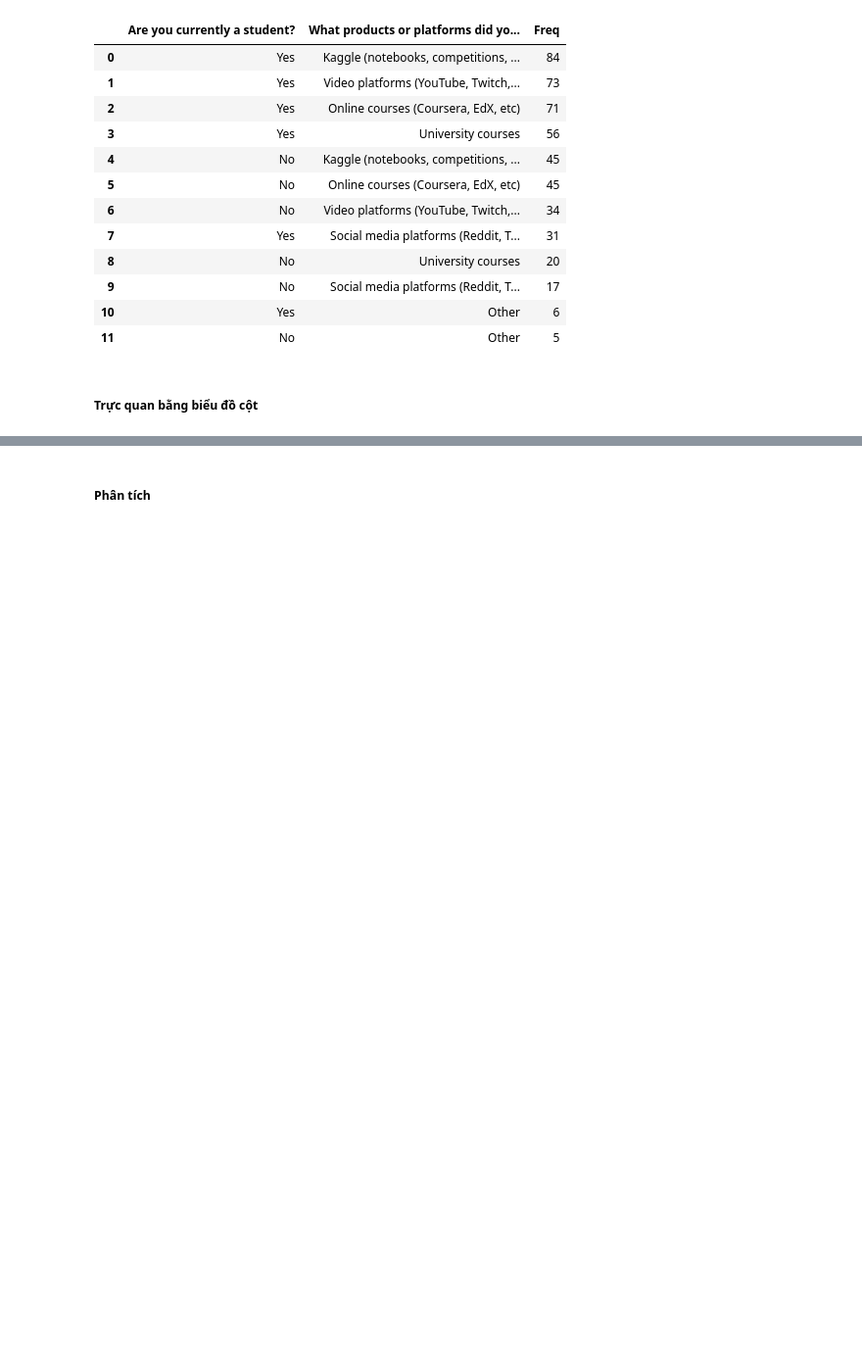
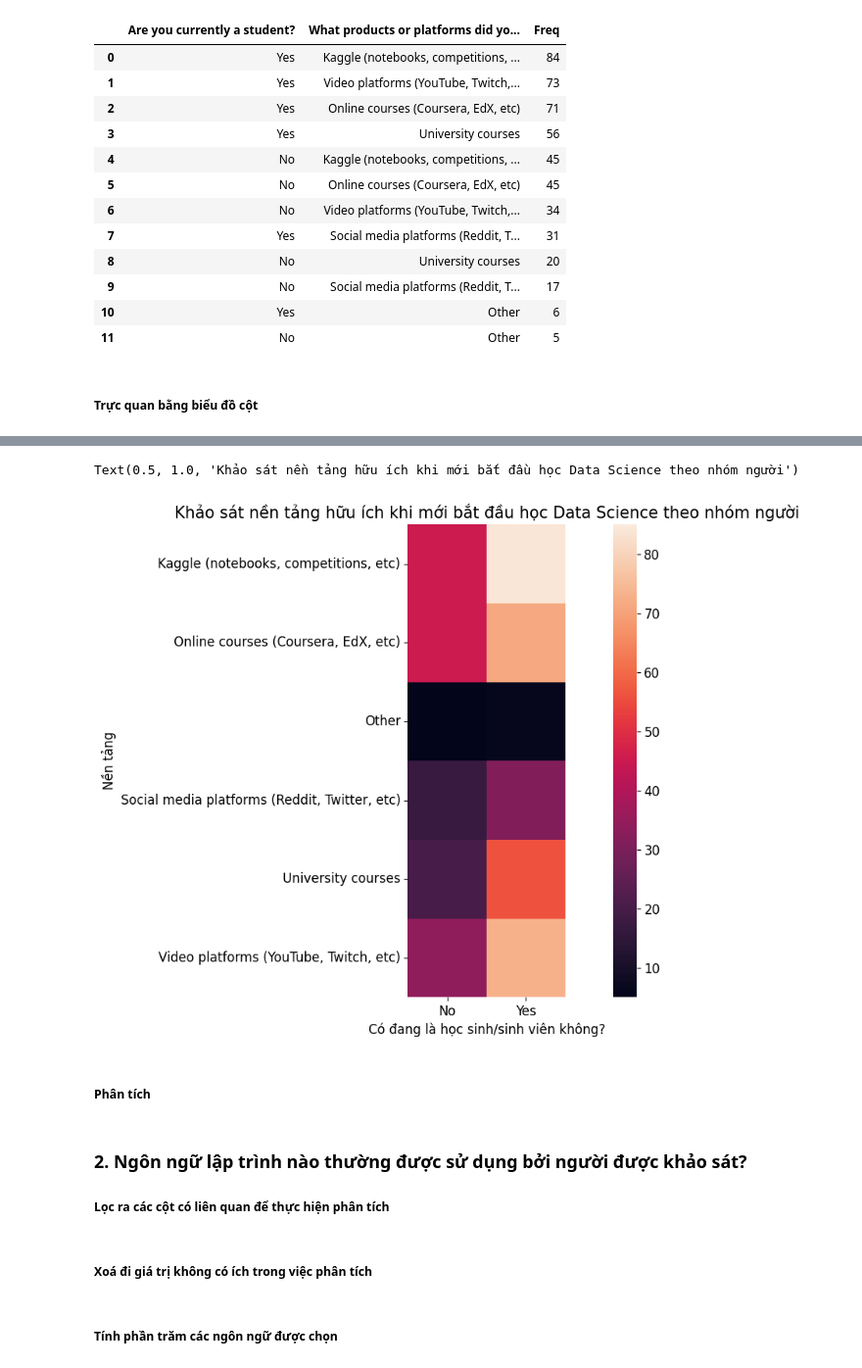
Before and after one commit to khuong253/final_project_data_visualization, a Jupyter notebook: data_visualization.ipynb, the cells around one changed output, grey strips where cells are left out. Shown at 98% size. Cells and saved outputs as stored; diff of their text form; code cells hidden in the pictures; blank space fills up the shorter version.

```diff
--- a/data_visualization.ipynb
+++ b/data_visualization.ipynb
@@ -164,2 +171,17 @@ plt.legend()
+# %%
+student_pivot = student_count.pivot('What products or platforms did you find to be most helpful when you first started studying data science?', 'Are you currently a student?', 'Freq')
+student_pivot
+
+plt.subplots(figsize=(16,8))
+ax = sns.heatmap(student_pivot, square=True, vmin=5, vmax=85)
+ax.set(xlabel="Có đang là học sinh/sinh viên không?", ylabel= "Nền tảng")
+plt.title("Khảo sát nền tảng hữu ích khi mới bắt đầu học Data Science theo nhóm người", fontsize=15)
+# %% [output]
+Text(0.5, 1.0, 'Khảo sát nền tảng hữu ích khi mới bắt đầu học Data Science theo nhóm người')
+[figure, added]
 # %% [markdown]
 ##### Phân tích
+# %% [markdown]
+<h3> 2. Ngôn ngữ lập trình nào thường được sử dụng bởi người được khảo sát? </h3>
+
+##### Lọc ra các cột có liên quan để thực hiện phân tích
@@ -165,0 +192,2 @@ plt.legend()
+# %% [markdown]
+##### Xoá đi giá trị không có ích trong việc phân tích
@@ -165,0 +196,2 @@ plt.legend()
+# %% [markdown]
+##### Tính phần trăm các ngôn ngữ được chọn
```
Also changed, not shown: parts of 15 cells of this notebook.
